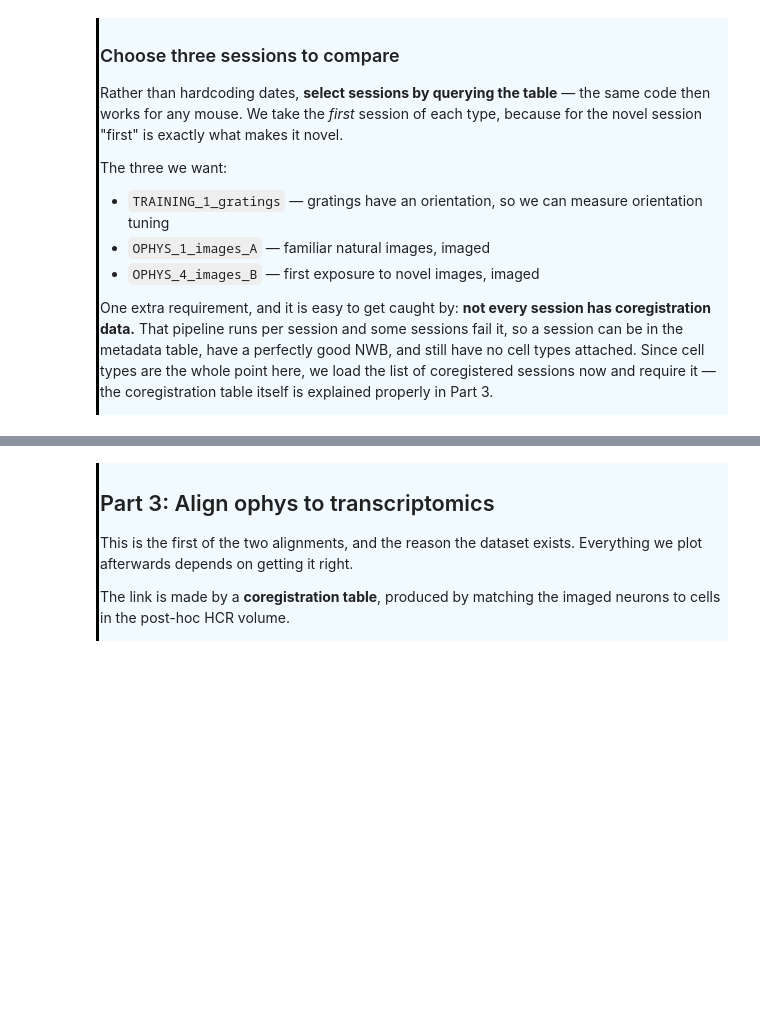
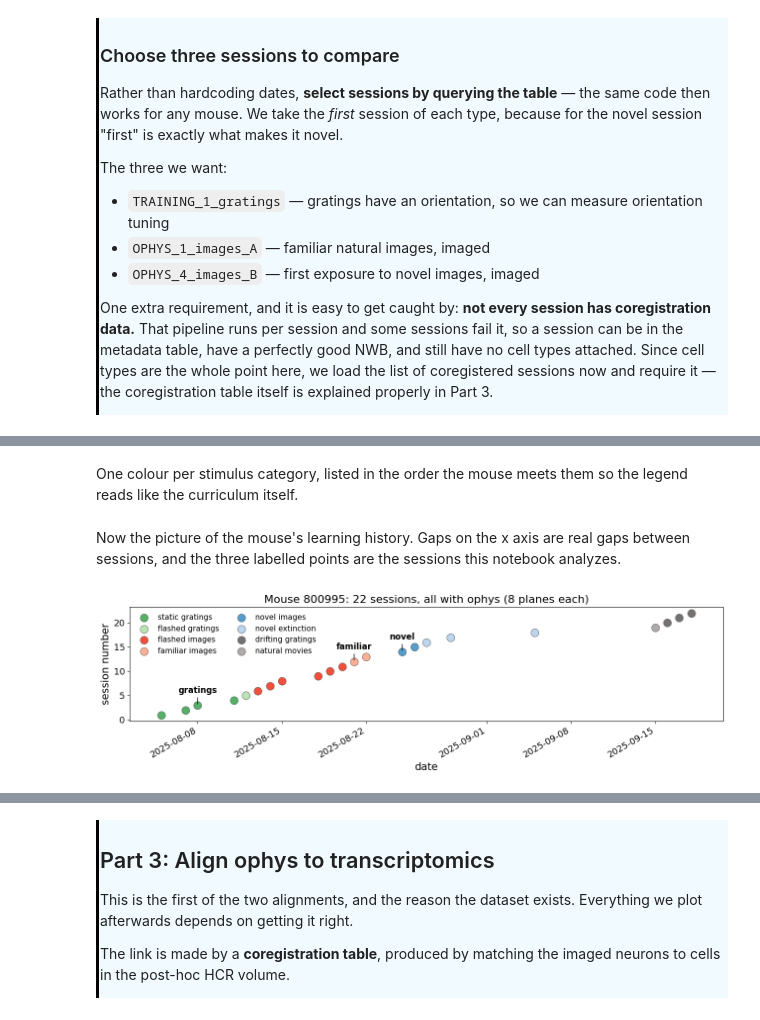
Before and after one commit to AllenSWDB/SWDB_Data_Intro, a Jupyter notebook: code/solutions/Tutorial-VisualLearning-CellTypes-and-Physiology.ipynb, the cells around one changed output, grey strips where cells are left out. Saved outputs shown, nothing was run; the diff lists cells and outputs as text; code cells hidden in the pictures; blank space fills up the shorter version.

```diff
--- a/code/solutions/Tutorial-VisualLearning-CellTypes-and-Physiology.ipynb
+++ b/code/solutions/Tutorial-VisualLearning-CellTypes-and-Physiology.ipynb
@@ -314,3 +478,53 @@ session 14  2025-08-25  OPHYS_4_images_B
+# %% [markdown]
+One colour per stimulus category, listed in the order the mouse meets them so the legend
+reads like the curriculum itself.
+# %%
+stimulus_colors = {'static gratings':   '#54B166',
+                   'flashed gratings':  '#BCE4B6',
+                   'flashed images':    '#F2503C',
+                   'familiar images':   '#FCAF94',
+                   'novel images':      '#559ECB',
+                   'novel extinction':  '#BCD6ED',
+                   'drifting gratings': '#767171',
+                   'natural movies':    '#B0ABAA'}
+# %% [markdown]
+Now the picture of the mouse's learning history. Gaps on the x axis are real gaps between
+sessions, and the three labelled points are the sessions this notebook analyzes.
+# %%
+fig, ax = plt.subplots(figsize=(13, 4))
+
+# One scatter call per category, so each gets its own legend entry.
+for category, color in stimulus_colors.items():
+    in_category = (session_categories == category).values
+    if not in_category.any():
+        continue
+    ax.scatter(session_dates[in_category], mouse_sessions.loc[in_category, 'session_number'],
+               s=130, color=color, edgecolor='0.3', linewidth=0.6, label=category, zorder=3)
+
+# Mark the three sessions this notebook analyzes, so their place in the sequence is clear.
+for session, label in [(gratings_session, 'gratings'),
+                       (familiar_session, 'familiar'),
+                       (novel_session, 'novel')]:
+    session_date = pd.to_datetime(session['session_date'])
+    ax.annotate(label, xy=(session_date, session['session_number']),
+                xytext=(0, 18), textcoords='offset points',
+                ha='center', fontsize=12, fontweight='bold',
+                arrowprops=dict(arrowstyle='-', lw=1))
+
+n_sessions = len(mouse_sessions)
+min_planes = mouse_sessions['n_planes'].min()
+
+ax.set_xlabel('date')
+ax.set_ylabel('session number')
+ax.set_title(f'Mouse {mouse}: {n_sessions} sessions, all with ophys '
+             f'({min_planes} planes each)')
+ax.legend(frameon=False, loc='upper left', fontsize=11, ncol=2)
+ax.margins(0.06)
+fig.autofmt_xdate()
+fig.tight_layout()
+plt.show()
+# %% [output]
+[figure, added]
 # %% [markdown]
 <div style="border-left: 3px solid #000; padding: 1px; padding-left: 10px; background: #F0FAFF; ">
 
```
Also changed, not shown: parts of 236 cells of this notebook, 2 other files.
